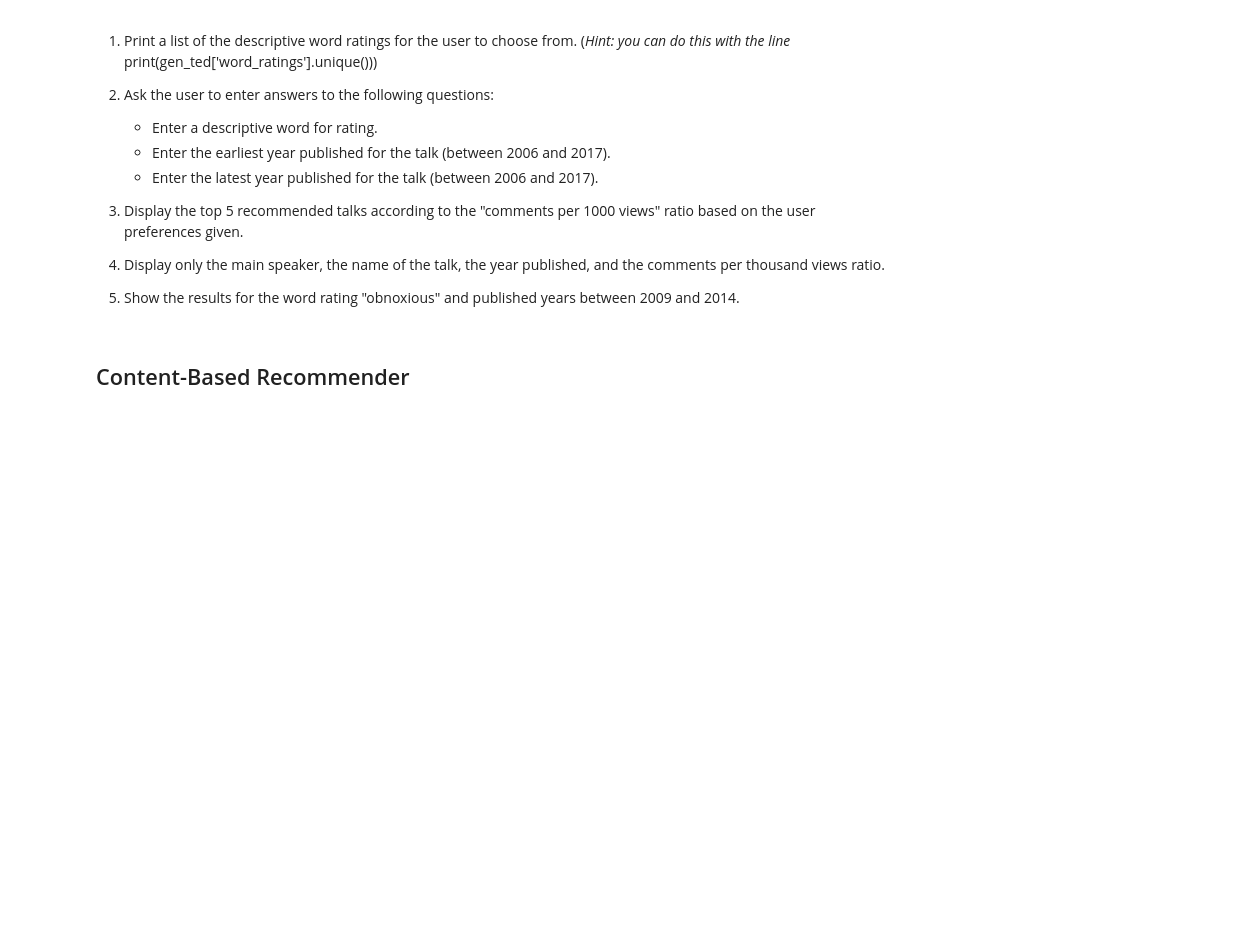
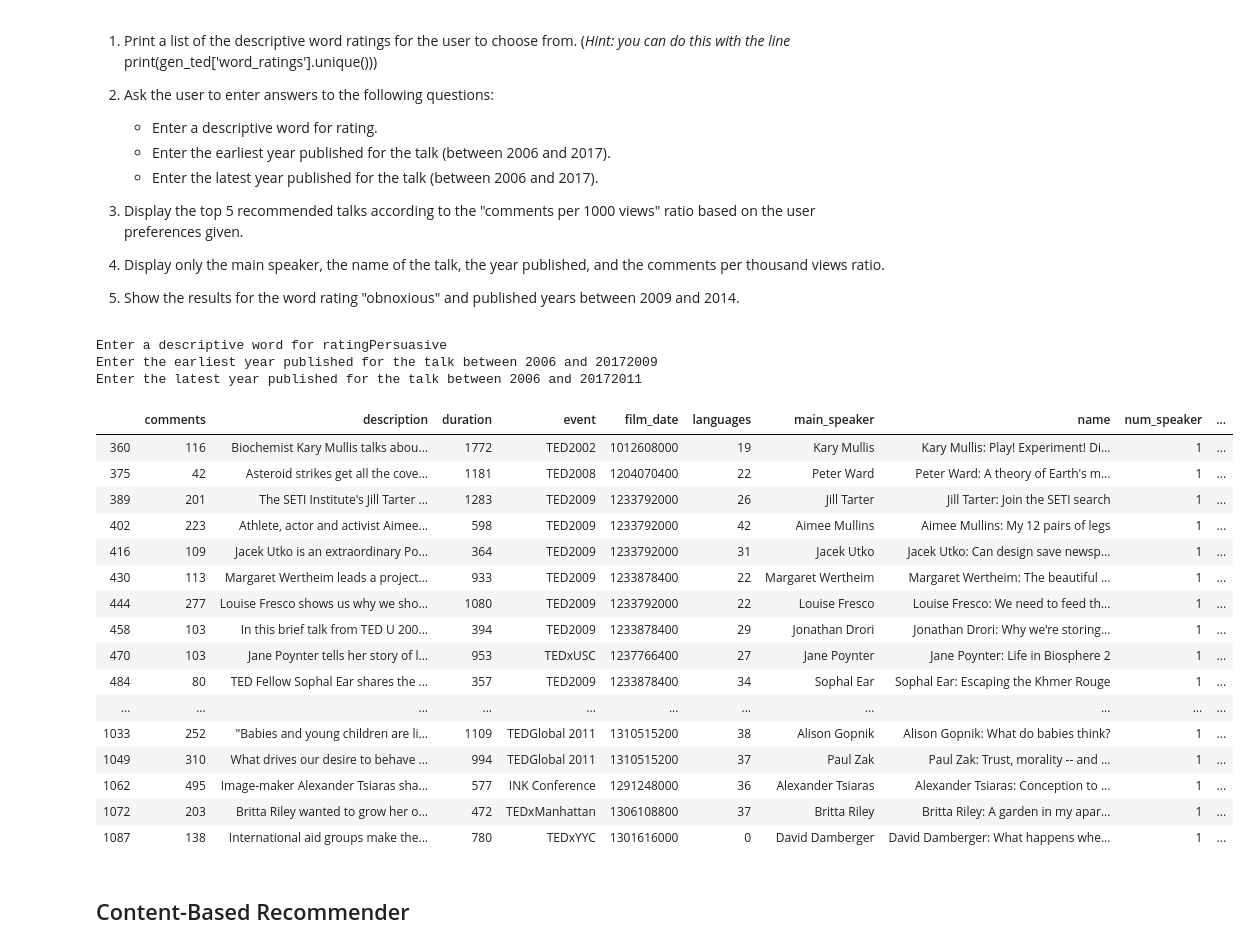
Before and after one commit to seanwhyland/DS775, a Jupyter notebook: lesson_10/Lesson 10 Presentation - ResSys 1/Lesson_10.ipynb, the cells around one changed output. Cells and saved outputs as stored; diff of their text form; code cells hidden in the pictures; blank space fills up the shorter version.

```diff
--- a/lesson_10/Lesson 10 Presentation - ResSys 1/Lesson_10.ipynb
+++ b/lesson_10/Lesson 10 Presentation - ResSys 1/Lesson_10.ipynb
@@ -44,0 +83,5 @@ Display only the description, the main speaker, and the number of views.
+# %%
+views_blocks = df['views']/1000
+df['new_rating'] = round(df['comments']/views_blocks,2)
+df_sorted = df.sort_values('new_rating', ascending=False)
+df_sorted[['description','main_speaker','views','new_rating']]
@@ -58,0 +114,3 @@ Then convert **published_year** to an integer data type and be sure that there a
+# %%
+df['published_year'] = pd.to_datetime(df['published_date'], unit="s").dt.year.astype('int32')
+df
@@ -65,3 +135,19 @@ Since we will be asking the user to enter a descriptive word rating to select a
+# %%
+list_of_dicts = []
+list_of_lists = []
+
+for i in range(df.shape[0]):
+    i_dicts = eval(df['ratings'].iloc[i])
+    list_of_dicts.extend(i_dicts)
+
+    new_val = []
+    for dc in i_dicts:
+        new_val.append(dc['name'])
+
+    list_of_lists.append(new_val)
+
+df['word_ratings'] = list_of_lists
+separate_df = pd.DataFrame.from_dict(list_of_dicts, orient='columns')
 # %% [markdown]
 ### <font color = "blue"> Self-Assessment: Create the Knowledge-Based Recommender </font>
 # %% [markdown]
@@ -87,3 +171,35 @@ Since we will be asking the user to enter a descriptive word rating to select a
+# %%
+separate_df['name'].unique()
+desc_string = input("Enter a descriptive word for rating")
+earliest_year = input("Enter the earliest year published for the talk between 2006 and 2017")
+latest_year = input("Enter the latest year published for the talk between 2006 and 2017")
+# %% [output]
+Enter a descriptive word for ratingPersuasive
+Enter the earliest year published for the talk between 2006 and 20172009
+Enter the latest year published for the talk between 2006 and 20172011
+# %%
+filtered_indices = separate_df[(separate_df['name'] == desc_string)].index
+df2 = df.filter(items=filtered_indices, axis=0)
+df2 = df2[(df2['published_year'] >= int(earliest_year)) & (df2['published_year'] <= int(latest_year))]
+df2
+# %% [output]
+|  | comments | description | duration | event | film_date | languages | main_speaker | name | num_speaker | ... |
+| 360 | 116 | Biochemist Kary Mullis talks abou... | 1772 | TED2002 | 1012608000 | 19 | Kary Mullis | Kary Mullis: Play! Experiment! Di... | 1 | ... |
+| 375 | 42 | Asteroid strikes get all the cove... | 1181 | TED2008 | 1204070400 | 22 | Peter Ward | Peter Ward: A theory of Earth's m... | 1 | ... |
+| 389 | 201 | The SETI Institute's Jill Tarter ... | 1283 | TED2009 | 1233792000 | 26 | Jill Tarter | Jill Tarter: Join the SETI search | 1 | ... |
+| 402 | 223 | Athlete, actor and activist Aimee... | 598 | TED2009 | 1233792000 | 42 | Aimee Mullins | Aimee Mullins: My 12 pairs of legs | 1 | ... |
+| 416 | 109 | Jacek Utko is an extraordinary Po... | 364 | TED2009 | 1233792000 | 31 | Jacek Utko | Jacek Utko: Can design save newsp... | 1 | ... |
+| 430 | 113 | Margaret Wertheim leads a project... | 933 | TED2009 | 1233878400 | 22 | Margaret Wertheim | Margaret Wertheim: The beautiful ... | 1 | ... |
+| 444 | 277 | Louise Fresco shows us why we sho... | 1080 | TED2009 | 1233792000 | 22 | Louise Fresco | Louise Fresco: We need to feed th... | 1 | ... |
+| 458 | 103 | In this brief talk from TED U 200... | 394 | TED2009 | 1233878400 | 29 | Jonathan Drori | Jonathan Drori: Why we're storing... | 1 | ... |
+| 470 | 103 | Jane Poynter tells her story of l... | 953 | TEDxUSC | 1237766400 | 27 | Jane Poynter | Jane Poynter: Life in Biosphere 2 | 1 | ... |
+| 484 | 80 | TED Fellow Sophal Ear shares the ... | 357 | TED2009 | 1233878400 | 34 | Sophal Ear | Sophal Ear: Escaping the Khmer Rouge | 1 | ... |
+| ... | ... | ... | ... | ... | ... | ... | ... | ... | ... | ... |
+| 1033 | 252 | "Babies and young children are li... | 1109 | TEDGlobal 2011 | 1310515200 | 38 | Alison Gopnik | Alison Gopnik: What do babies think? | 1 | ... |
+| 1049 | 310 | What drives our desire to behave ... | 994 | TEDGlobal 2011 | 1310515200 | 37 | Paul Zak | Paul Zak: Trust, morality -- and ... | 1 | ... |
+| 1062 | 495 | Image-maker Alexander Tsiaras sha... | 577 | INK Conference | 1291248000 | 36 | Alexander Tsiaras | Alexander Tsiaras: Conception to ... | 1 | ... |
+| 1072 | 203 | Britta Riley wanted to grow her o... | 472 | TEDxManhattan | 1306108800 | 37 | Britta Riley | Britta Riley: A garden in my apar... | 1 | ... |
+| 1087 | 138 | International aid groups make the... | 780 | TEDxYYC | 1301616000 | 0 | David Damberger | David Damberger: What happens whe... | 1 | ... |
 # %% [markdown]
 ## Content-Based Recommender
 # %% [markdown]
```
Also changed, not shown: parts of 20 cells of this notebook, 4 other files.
